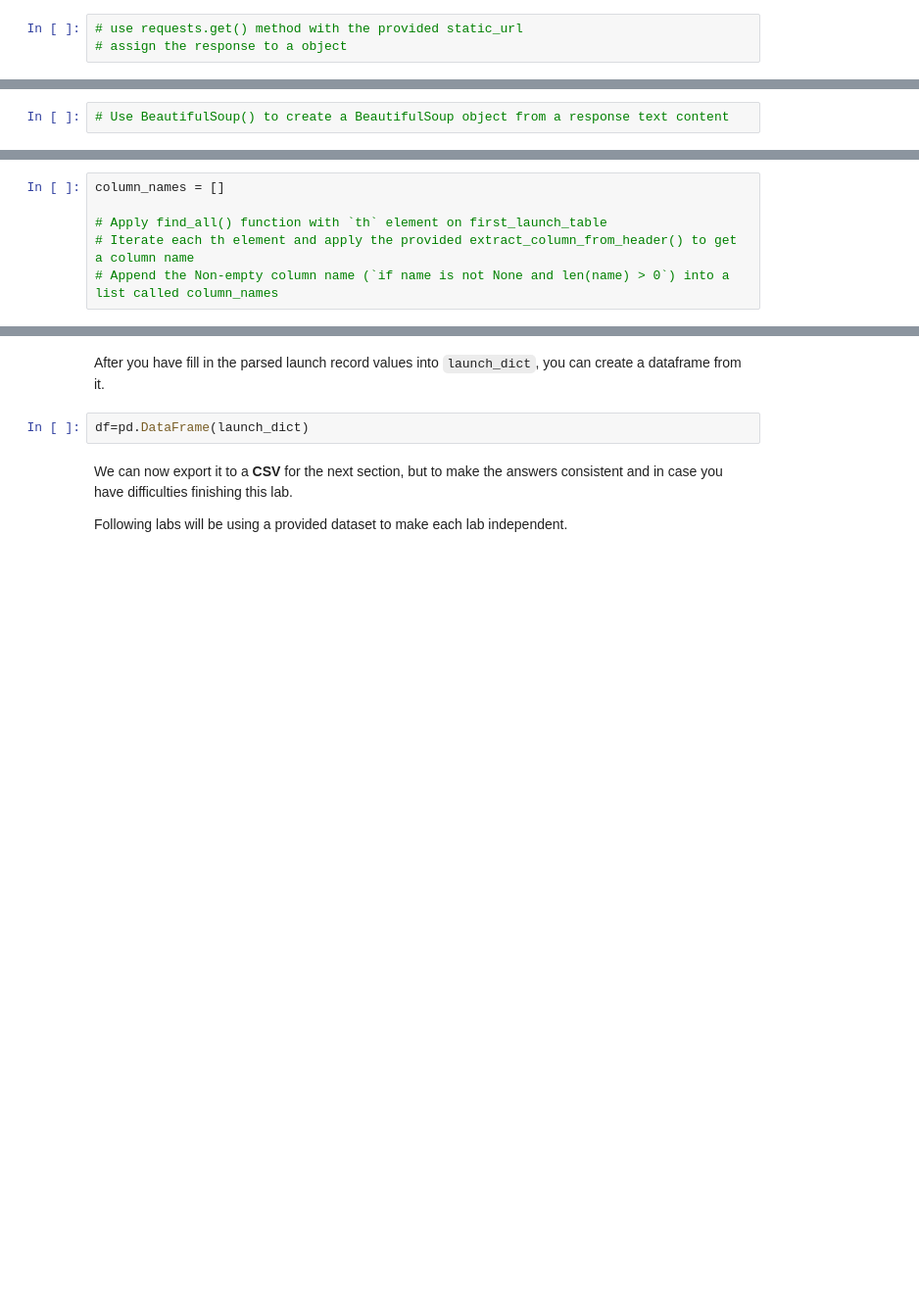
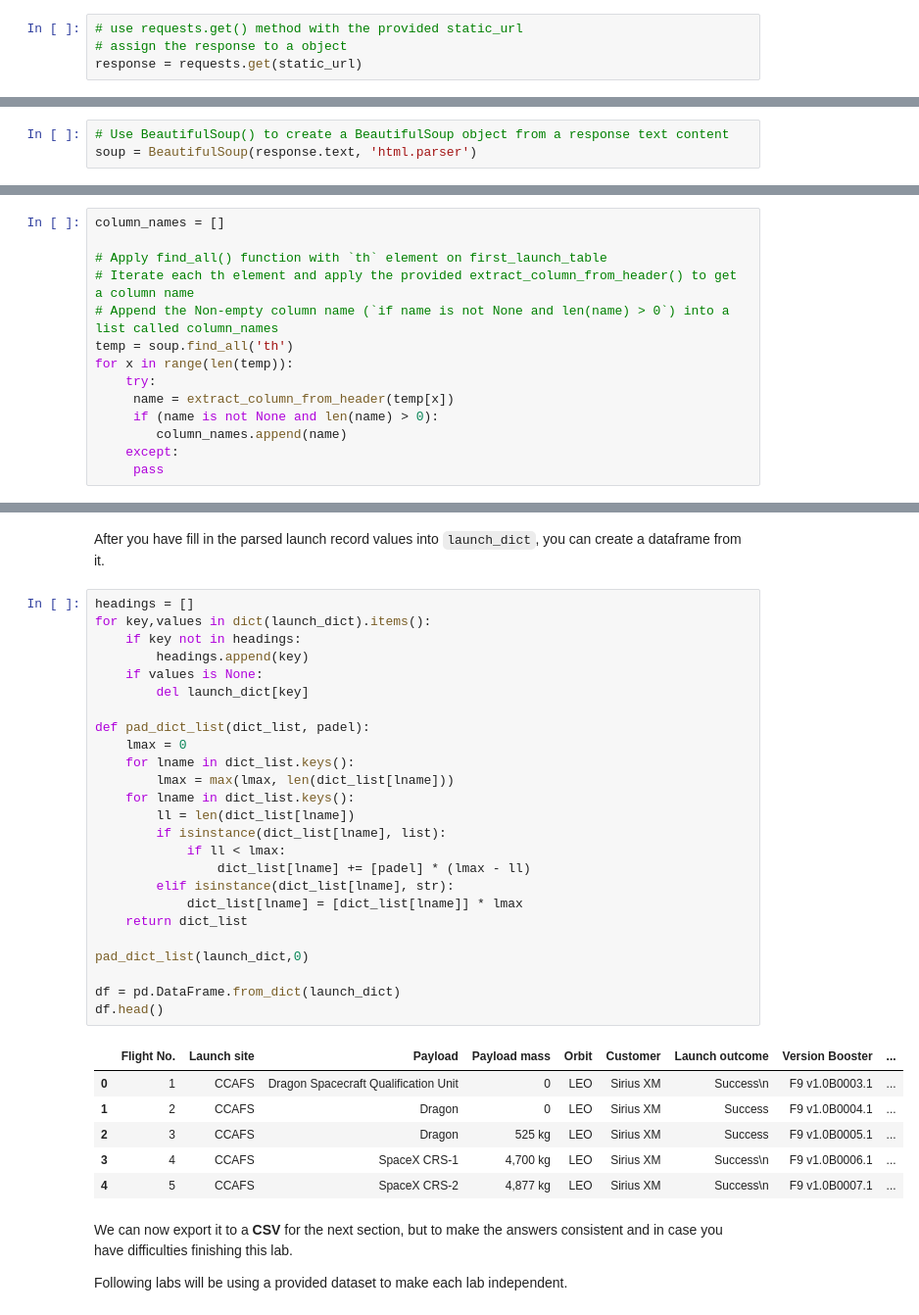
Before and after one commit to menthole0/Test-for-Public-code, a Jupyter notebook: Capstone/jupyter-labs-webscraping.ipynb, the cells around one changed output, grey strips where cells are left out. Shown at 98% size. Cells and saved outputs as stored; diff of their text form; blank space fills up the shorter version.

```diff
--- a/Capstone/jupyter-labs-webscraping.ipynb
+++ b/Capstone/jupyter-labs-webscraping.ipynb
@@ -133,10 +129,12 @@ First, let's perform an HTTP GET method to request the Falcon9 Launch HTML page,
 # %%
 # use requests.get() method with the provided static_url
 # assign the response to a object
+response = requests.get(static_url)
 # %% [markdown]
 Create a `BeautifulSoup` object from the HTML `response`
 # %%
 # Use BeautifulSoup() to create a BeautifulSoup object from a response text content
+soup = BeautifulSoup(response.text, 'html.parser')
 # %% [markdown]
 Print the page title to verify if the `BeautifulSoup` object was created properly
 # %%
@@ -190,6 +216,14 @@ column_names = []
 # Apply find_all() function with `th` element on first_launch_table
 # Iterate each th element and apply the provided extract_column_from_header() to get a column name
 # Append the Non-empty column name (`if name is not None and len(name) > 0`) into a list called column_names
+temp = soup.find_all('th')
+for x in range(len(temp)):
+    try:
+     name = extract_column_from_header(temp[x])
+     if (name is not None and len(name) > 0):
+        column_names.append(name)
+    except:
+     pass
 # %% [markdown]
 Check the extracted column names
 # %%
@@ -300,7 +345,37 @@ for table_number,table in enumerate(soup.find_all('table',"wikitable plainrowhea
 # %% [markdown]
 After you have fill in the parsed launch record values into `launch_dict`, you can create a dataframe from it.
-# %%
-df=pd.DataFrame(launch_dict)
+# %%
+headings = []
+for key,values in dict(launch_dict).items():
+    if key not in headings:
+        headings.append(key)
+    if values is None:
+        del launch_dict[key]
+
+def pad_dict_list(dict_list, padel):
+    lmax = 0
+    for lname in dict_list.keys():
+        lmax = max(lmax, len(dict_list[lname]))
+    for lname in dict_list.keys():
+        ll = len(dict_list[lname])
+        if isinstance(dict_list[lname], list):
+            if ll < lmax:
+                dict_list[lname] += [padel] * (lmax - ll)
+        elif isinstance(dict_list[lname], str):
+            dict_list[lname] = [dict_list[lname]] * lmax
+    return dict_list
+
+pad_dict_list(launch_dict,0)
+
+df = pd.DataFrame.from_dict(launch_dict)
+df.head()
+# %% [output]
+|  | Flight No. | Launch site | Payload | Payload mass | Orbit | Customer | Launch outcome | Version Booster | ... |
+| 0 | 1 | CCAFS | Dragon Spacecraft Qualification Unit | 0 | LEO | Sirius XM | Success\n | F9 v1.0B0003.1 | ... |
+| 1 | 2 | CCAFS | Dragon | 0 | LEO | Sirius XM | Success | F9 v1.0B0004.1 | ... |
+| 2 | 3 | CCAFS | Dragon | 525 kg | LEO | Sirius XM | Success | F9 v1.0B0005.1 | ... |
+| 3 | 4 | CCAFS | SpaceX CRS-1 | 4,700 kg | LEO | Sirius XM | Success\n | F9 v1.0B0006.1 | ... |
+| 4 | 5 | CCAFS | SpaceX CRS-2 | 4,877 kg | LEO | Sirius XM | Success\n | F9 v1.0B0007.1 | ... |
 # %% [markdown]
 We can now export it to a <b>CSV</b> for the next section, but to make the answers consistent and in case you have difficulties finishing this lab.
 
```
Also changed, not shown: parts of 6 cells of this notebook.
